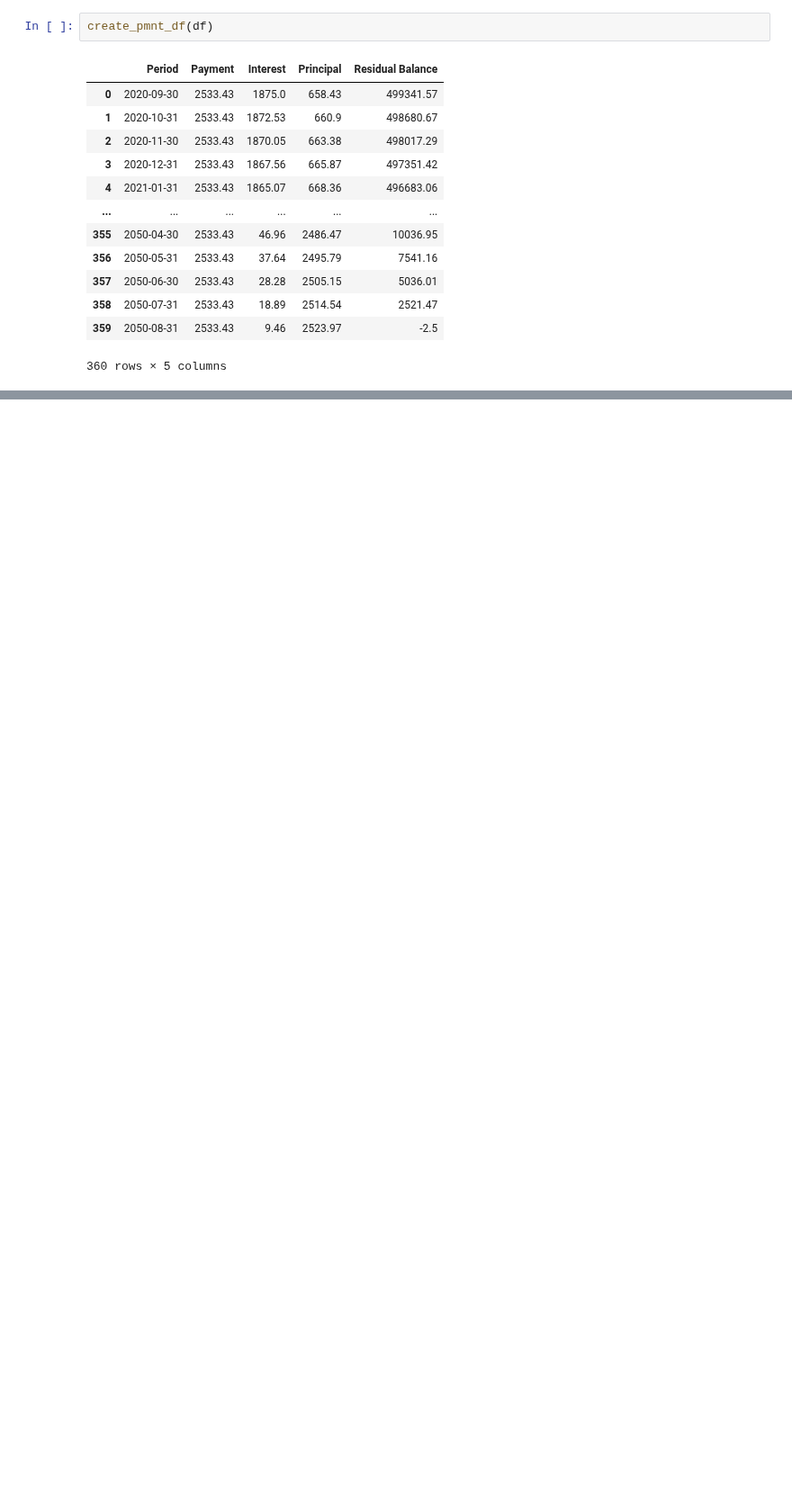
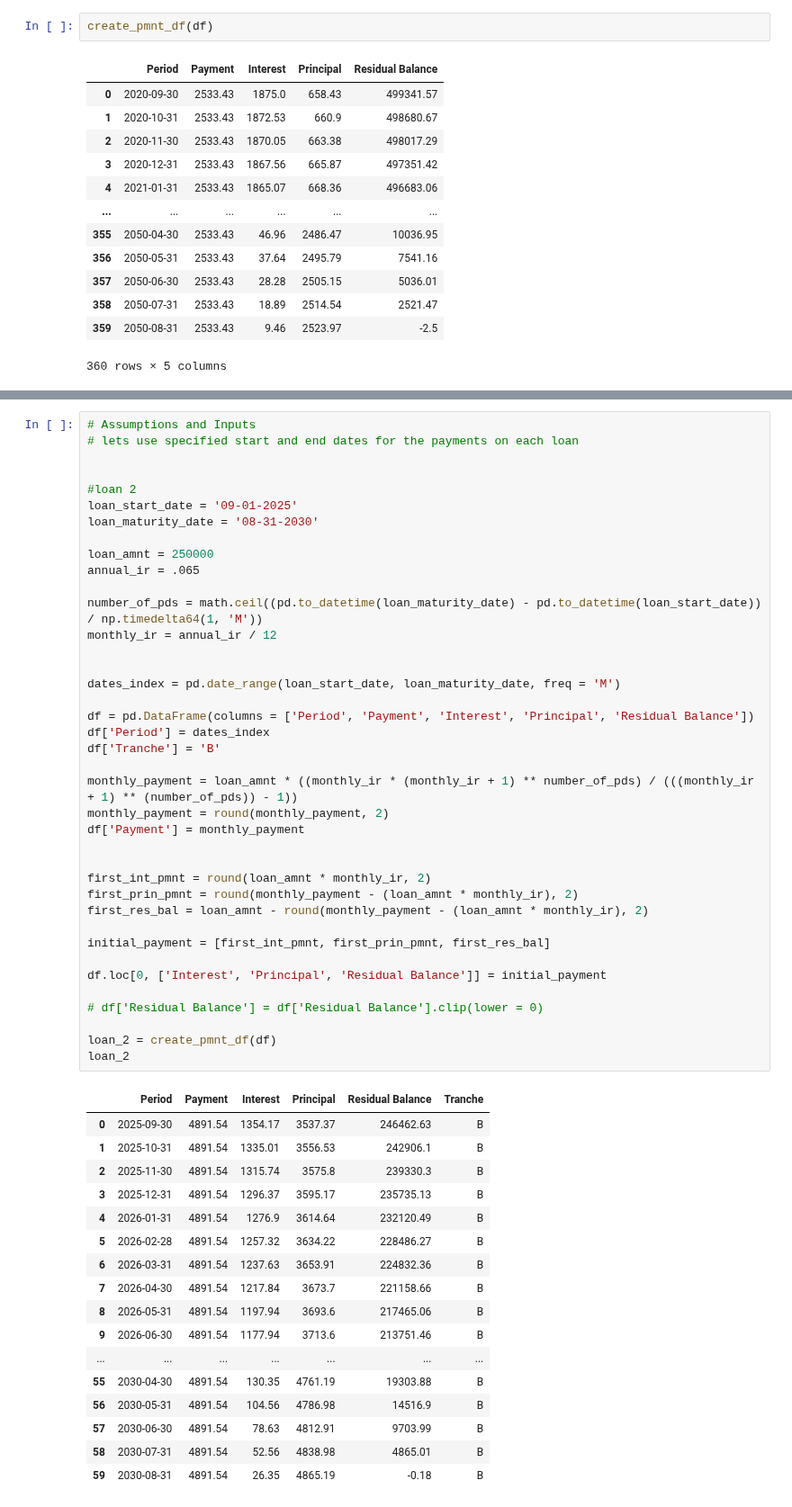
Before and after one commit to WickedoneC/Finance_Projects, a Jupyter notebook: ABS Sims.ipynb, the cells around one changed output, grey strips where cells are left out. Shown at 90% size. Cells and saved outputs as stored; diff of their text form; blank space fills up the shorter version.

```diff
--- a/ABS Sims.ipynb
+++ b/ABS Sims.ipynb
@@ -407,0 +492,57 @@ create_pmnt_df(df)
+# %%
+# Assumptions and Inputs
+# lets use specified start and end dates for the payments on each loan
+
+
+#loan 2
+loan_start_date = '09-01-2025'
+loan_maturity_date = '08-31-2030'
+
+loan_amnt = 250000
+annual_ir = .065
+
+number_of_pds = math.ceil((pd.to_datetime(loan_maturity_date) - pd.to_datetime(loan_start_date)) / np.timedelta64(1, 'M'))
+monthly_ir = annual_ir / 12
+
+
+dates_index = pd.date_range(loan_start_date, loan_maturity_date, freq = 'M')
+
+df = pd.DataFrame(columns = ['Period', 'Payment', 'Interest', 'Principal', 'Residual Balance'])
+df['Period'] = dates_index
+df['Tranche'] = 'B'
+
+monthly_payment = loan_amnt * ((monthly_ir * (monthly_ir + 1) ** number_of_pds) / (((monthly_ir + 1) ** (number_of_pds)) - 1))
+monthly_payment = round(monthly_payment, 2)
+df['Payment'] = monthly_payment
+
+
+first_int_pmnt = round(loan_amnt * monthly_ir, 2)
+first_prin_pmnt = round(monthly_payment - (loan_amnt * monthly_ir), 2)
+first_res_bal = loan_amnt - round(monthly_payment - (loan_amnt * monthly_ir), 2)
+
+initial_payment = [first_int_pmnt, first_prin_pmnt, first_res_bal]
+
+df.loc[0, ['Interest', 'Principal', 'Residual Balance']] = initial_payment
+
+# df['Residual Balance'] = df['Residual Balance'].clip(lower = 0)
+
+loan_2 = create_pmnt_df(df)
+loan_2
+# %% [output]
+|  | Period | Payment | Interest | Principal | Residual Balance | Tranche |
+| 0 | 2025-09-30 | 4891.54 | 1354.17 | 3537.37 | 246462.63 | B |
+| 1 | 2025-10-31 | 4891.54 | 1335.01 | 3556.53 | 242906.1 | B |
+| 2 | 2025-11-30 | 4891.54 | 1315.74 | 3575.8 | 239330.3 | B |
+| 3 | 2025-12-31 | 4891.54 | 1296.37 | 3595.17 | 235735.13 | B |
+| 4 | 2026-01-31 | 4891.54 | 1276.9 | 3614.64 | 232120.49 | B |
+| 5 | 2026-02-28 | 4891.54 | 1257.32 | 3634.22 | 228486.27 | B |
+| 6 | 2026-03-31 | 4891.54 | 1237.63 | 3653.91 | 224832.36 | B |
+| 7 | 2026-04-30 | 4891.54 | 1217.84 | 3673.7 | 221158.66 | B |
+| 8 | 2026-05-31 | 4891.54 | 1197.94 | 3693.6 | 217465.06 | B |
+| 9 | 2026-06-30 | 4891.54 | 1177.94 | 3713.6 | 213751.46 | B |
+| ... | ... | ... | ... | ... | ... | ... |
+| 55 | 2030-04-30 | 4891.54 | 130.35 | 4761.19 | 19303.88 | B |
+| 56 | 2030-05-31 | 4891.54 | 104.56 | 4786.98 | 14516.9 | B |
+| 57 | 2030-06-30 | 4891.54 | 78.63 | 4812.91 | 9703.99 | B |
+| 58 | 2030-07-31 | 4891.54 | 52.56 | 4838.98 | 4865.01 | B |
+| 59 | 2030-08-31 | 4891.54 | 26.35 | 4865.19 | -0.18 | B |
```
Also changed, not shown: parts of 12 cells of this notebook.
